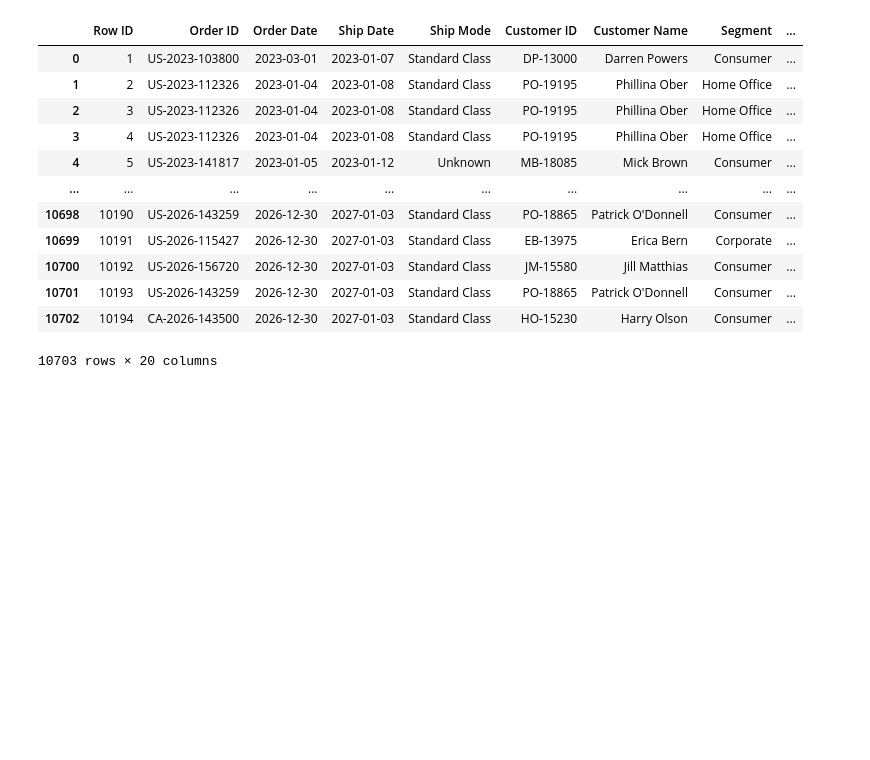
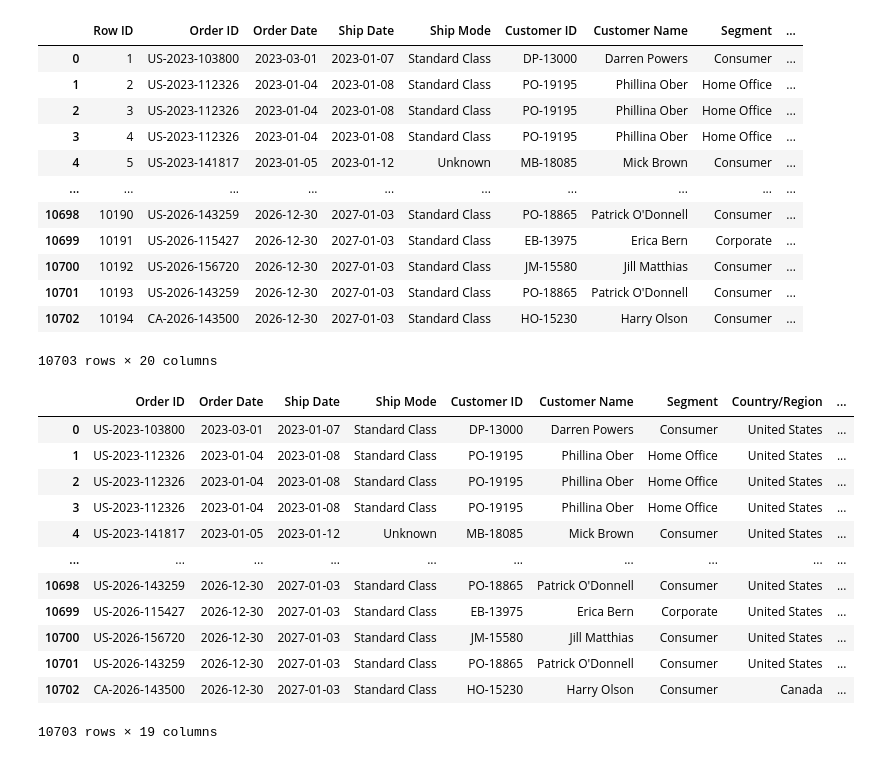
Before and after one commit to shota98501/workspace, a Jupyter notebook: SQL/Kaggle/Superstore Sales/Data_Analysis/Superstore_Sales.ipynb, the cells around one changed output. Cells and saved outputs as stored; diff of their text form; code cells hidden in the pictures; blank space fills up the shorter version.

```diff
--- a/SQL/Kaggle/Superstore Sales/Data_Analysis/Superstore_Sales.ipynb
+++ b/SQL/Kaggle/Superstore Sales/Data_Analysis/Superstore_Sales.ipynb
@@ -370,3 +370,20 @@ df
 | 10701 | 10193 | US-2026-143259 | 2026-12-30 | 2027-01-03 | Standard Class | PO-18865 | Patrick O'Donnell | Consumer | ... |
 | 10702 | 10194 | CA-2026-143500 | 2026-12-30 | 2027-01-03 | Standard Class | HO-15230 | Harry Olson | Consumer | ... |
 10703 rows × 20 columns
+# %%
+df = df.drop('Row ID', axis=1)
+df
+# %% [output]
+|  | Order ID | Order Date | Ship Date | Ship Mode | Customer ID | Customer Name | Segment | Country/Region | ... |
+| 0 | US-2023-103800 | 2023-03-01 | 2023-01-07 | Standard Class | DP-13000 | Darren Powers | Consumer | United States | ... |
+| 1 | US-2023-112326 | 2023-01-04 | 2023-01-08 | Standard Class | PO-19195 | Phillina Ober | Home Office | United States | ... |
+| 2 | US-2023-112326 | 2023-01-04 | 2023-01-08 | Standard Class | PO-19195 | Phillina Ober | Home Office | United States | ... |
+| 3 | US-2023-112326 | 2023-01-04 | 2023-01-08 | Standard Class | PO-19195 | Phillina Ober | Home Office | United States | ... |
+| 4 | US-2023-141817 | 2023-01-05 | 2023-01-12 | Unknown | MB-18085 | Mick Brown | Consumer | United States | ... |
+| ... | ... | ... | ... | ... | ... | ... | ... | ... | ... |
+| 10698 | US-2026-143259 | 2026-12-30 | 2027-01-03 | Standard Class | PO-18865 | Patrick O'Donnell | Consumer | United States | ... |
+| 10699 | US-2026-115427 | 2026-12-30 | 2027-01-03 | Standard Class | EB-13975 | Erica Bern | Corporate | United States | ... |
+| 10700 | US-2026-156720 | 2026-12-30 | 2027-01-03 | Standard Class | JM-15580 | Jill Matthias | Consumer | United States | ... |
+| 10701 | US-2026-143259 | 2026-12-30 | 2027-01-03 | Standard Class | PO-18865 | Patrick O'Donnell | Consumer | United States | ... |
+| 10702 | CA-2026-143500 | 2026-12-30 | 2027-01-03 | Standard Class | HO-15230 | Harry Olson | Consumer | Canada | ... |
+10703 rows × 19 columns
```
Also changed, not shown: parts of 1 cell of this notebook, 3 other files.
